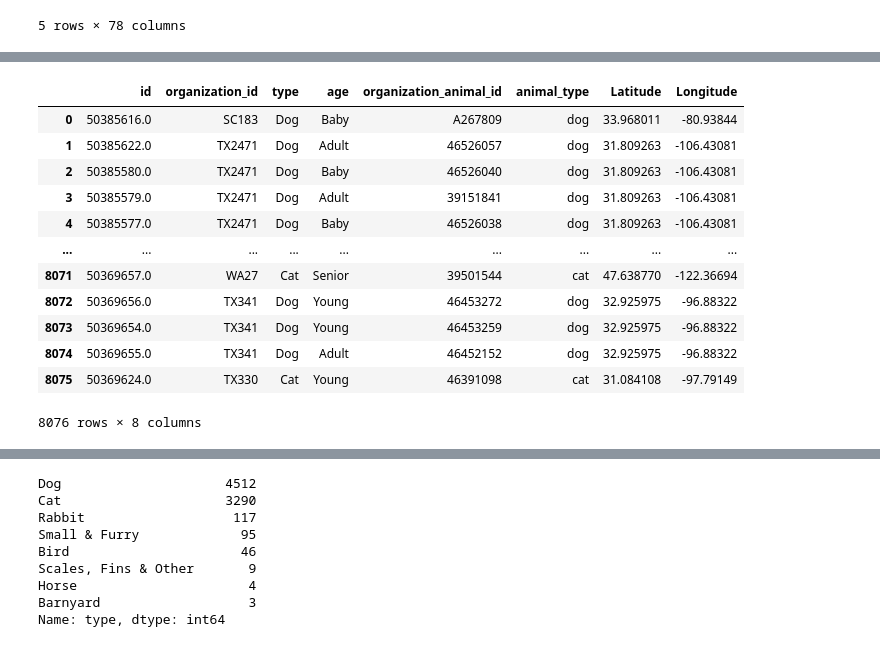
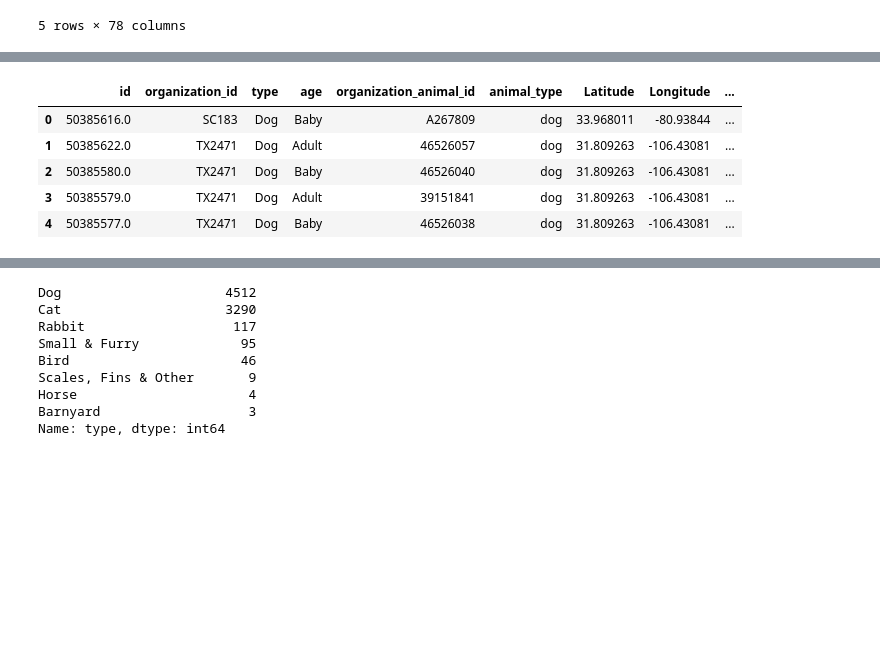
Before and after one commit to deepavadakan/Pet-Shelter-Adoption-Website, a Jupyter notebook: hexbin_queries.ipynb, the cells around one changed output, grey strips where cells are left out. Cells and saved outputs as stored; diff of their text form; code cells hidden in the pictures; blank space fills up the shorter version.

Commit message:
Adding to hexbin data

```diff
--- a/hexbin_queries.ipynb
+++ b/hexbin_queries.ipynb
@@ -102,29 +111,22 @@ data_df = data_df.drop(columns=['_id', 'url_x', 'species', 'gender', 'size', 'co
                                 'primary_photo_cropped_large', 'primary_photo_cropped_full', 'contact_email',
                                 'contact_phone', 'contact_address_address1', 'contact_address_address2',
                                 'contact_address_city', 'contact_address_state', 'contact_address_postcode',
-                                'contact_address_country', 'animal_id', 'address_postcode', 'name_y', 'email',
-                                'phone', 'url_y', 'website', 'mission_statement', 'distance_y', 'address_address1',
+                                'contact_address_country', 'animal_id', 'address_postcode', 'email',
+                                'phone', 'website', 'mission_statement', 'distance_y', 'address_address1',
                                 'address_address2', 'address_city', 'address_state', 'address_country', 'hours_monday',
                                 'hours_tuesday', 'hours_wednesday', 'hours_thursday', 'hours_friday', 'hours_saturday',
                                 'hours_sunday', 'adoption_policy', 'adoption_url', 'socialmedia_facebook',
                                 'socialmedia_twitter', 'socialmedia_youtube', 'socialmedia_instagram',
                                 'socialmedia_pinterest'])
 # %%
-data_df
+data_df.head()
 # %% [output]
-|  | id | organization_id | type | age | organization_animal_id | animal_type | Latitude | Longitude |
-| 0 | 50385616.0 | SC183 | Dog | Baby | A267809 | dog | 33.968011 | -80.93844 |
-| 1 | 50385622.0 | TX2471 | Dog | Adult | 46526057 | dog | 31.809263 | -106.43081 |
-| 2 | 50385580.0 | TX2471 | Dog | Baby | 46526040 | dog | 31.809263 | -106.43081 |
-| 3 | 50385579.0 | TX2471 | Dog | Adult | 39151841 | dog | 31.809263 | -106.43081 |
-| 4 | 50385577.0 | TX2471 | Dog | Baby | 46526038 | dog | 31.809263 | -106.43081 |
-| ... | ... | ... | ... | ... | ... | ... | ... | ... |
-| 8071 | 50369657.0 | WA27 | Cat | Senior | 39501544 | cat | 47.638770 | -122.36694 |
-| 8072 | 50369656.0 | TX341 | Dog | Young | 46453272 | dog | 32.925975 | -96.88322 |
-| 8073 | 50369654.0 | TX341 | Dog | Young | 46453259 | dog | 32.925975 | -96.88322 |
-| 8074 | 50369655.0 | TX341 | Dog | Adult | 46452152 | dog | 32.925975 | -96.88322 |
-| 8075 | 50369624.0 | TX330 | Cat | Young | 46391098 | cat | 31.084108 | -97.79149 |
+|  | id | organization_id | type | age | organization_animal_id | animal_type | Latitude | Longitude | ... |
+| 0 | 50385616.0 | SC183 | Dog | Baby | A267809 | dog | 33.968011 | -80.93844 | ... |
+| 1 | 50385622.0 | TX2471 | Dog | Adult | 46526057 | dog | 31.809263 | -106.43081 | ... |
+| 2 | 50385580.0 | TX2471 | Dog | Baby | 46526040 | dog | 31.809263 | -106.43081 | ... |
+| 3 | 50385579.0 | TX2471 | Dog | Adult | 39151841 | dog | 31.809263 | -106.43081 | ... |
+| 4 | 50385577.0 | TX2471 | Dog | Baby | 46526038 | dog | 31.809263 | -106.43081 | ... |
-8076 rows × 8 columns
 # %%
 data_df = data_df.drop(columns=['id', 'organization_animal_id','animal_type'])
 # %%
```
Also changed, not shown: parts of 8 cells of this notebook, 3 other files.
